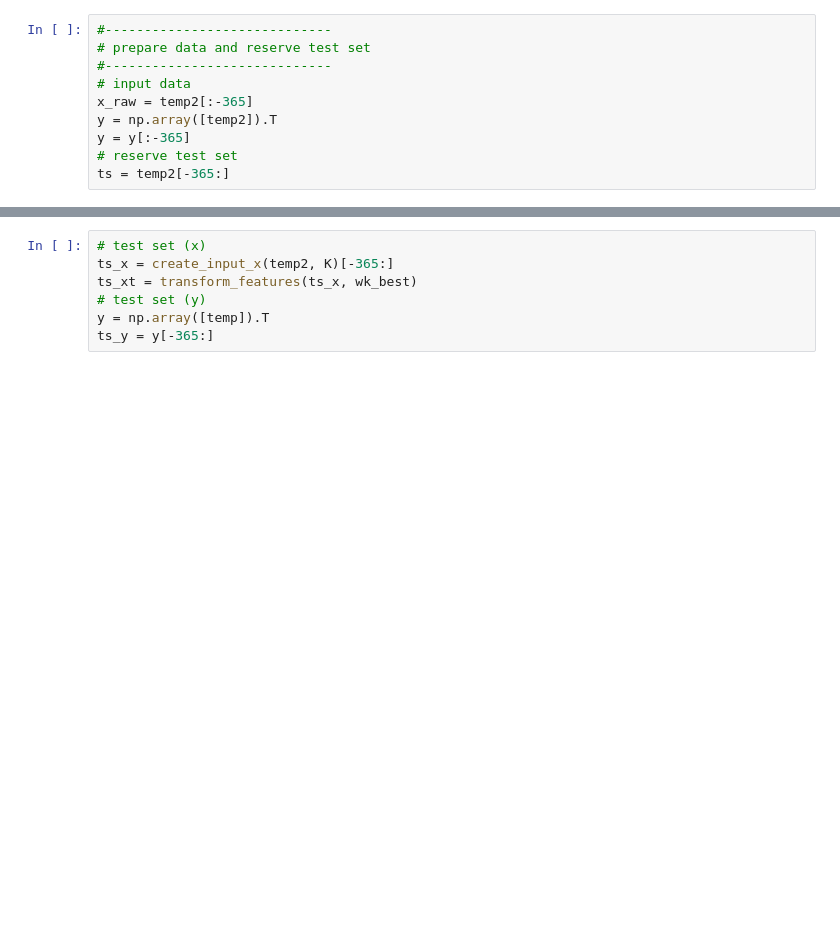
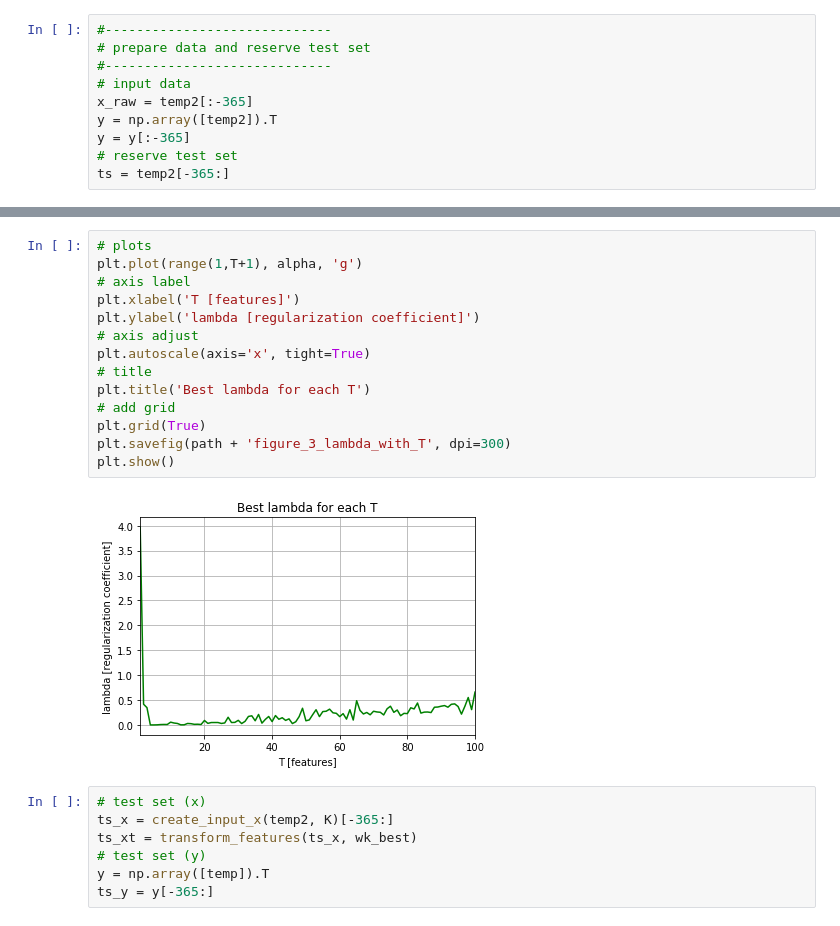
Before and after one commit to ito-rafael/IA006C-MachineLearning, a Jupyter notebook: efc1/ex2.ipynb, the cells around one changed output, grey strips where cells are left out. Saved outputs shown, nothing was run; the diff lists cells and outputs as text; blank space fills up the shorter version.

```diff
--- a/efc1/ex2.ipynb
+++ b/efc1/ex2.ipynb
@@ -263,3 +263,19 @@ plt.show()
+# %%
+# plots
+plt.plot(range(1,T+1), alpha, 'g')
+# axis label
+plt.xlabel('T [features]')
+plt.ylabel('lambda [regularization coefficient]')
+# axis adjust
+plt.autoscale(axis='x', tight=True)
+# title
+plt.title('Best lambda for each T')
+# add grid
+plt.grid(True)
+plt.savefig(path + 'figure_3_lambda_with_T', dpi=300)
+plt.show()
+# %% [output]
+[figure, added]
 # %%
 # test set (x)
 ts_x = create_input_x(temp2, K)[-365:]
```
Also changed, not shown: parts of 7 cells of this notebook, 4 other files.
